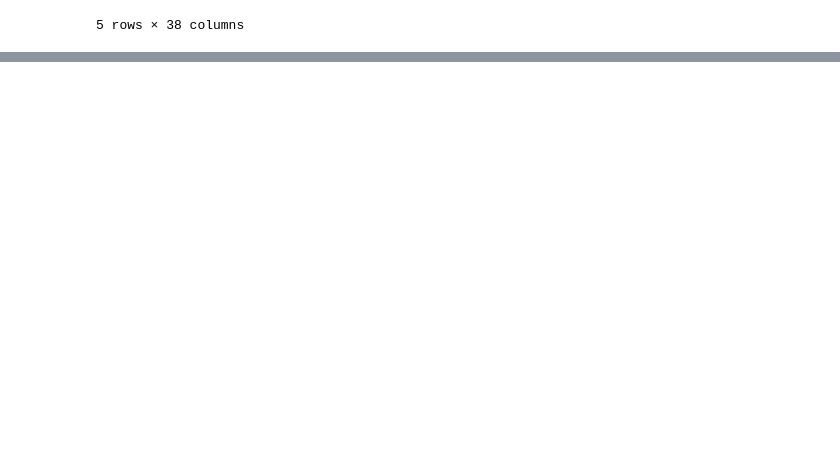
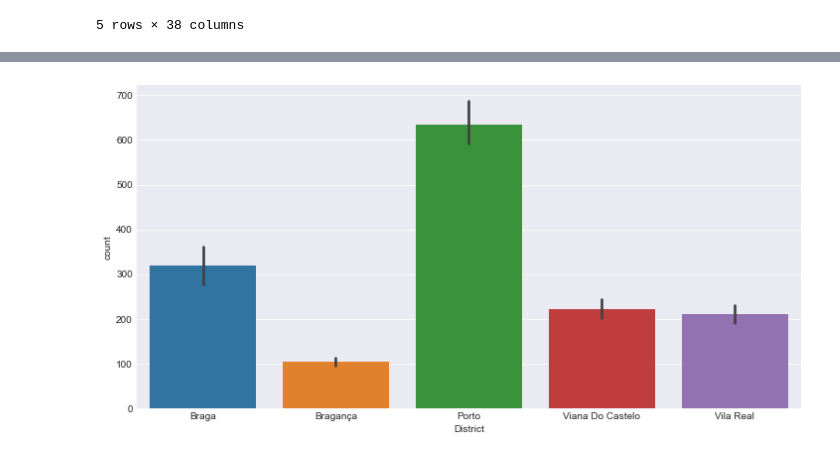
Before and after one commit to Sandokhan/mdse-stats, a Jupyter notebook: wildfire.ipynb, the cells around one changed output, grey strips where cells are left out. Drawn from its saved outputs; the diff is of its cells as text; code cells hidden in the pictures; blank space fills up the shorter version.

Commit message:
Add new visualizations

```diff
--- a/wildfire.ipynb
+++ b/wildfire.ipynb
@@ -13,7 +13,7 @@ from matplotlib import rcParams
 import seaborn as sns
 
 # apply some cool styling
-plt.style.use("fivethirtyeight")
+plt.style.use("seaborn-darkgrid")
 rcParams['figure.figsize'] = (12,  6)
 # %% [markdown]
 # Portugal
@@ -89,6 +171,7 @@ north[['HourAlert', 'HourExtinction']] = north[['HourAlert', 'HourExtinction']].
 north['FireAmountTime'] = north.HourExtinction - north.HourAlert
 north['DayAlert'] = north.DateAlert.dt.day_name()
 north['DayExtinction'] = north.DateExtinction.dt.day_name()
+north['Month'] = north.DateExtinction.dt.month_name()
 # %%
 #Basic information
 north.info()
@@ -118,0 +243,2 @@ plt.show()
+# %%
+days = north.groupby(['District', 'DayAlert']).size().reset_index(name='count')
@@ -118,0 +254,4 @@ plt.show()
+# %%
+sns.barplot(data=days, x='District', y='count');
+# %% [output]
+[figure, added]
```
Also changed, not shown: parts of 20 cells of this notebook.
